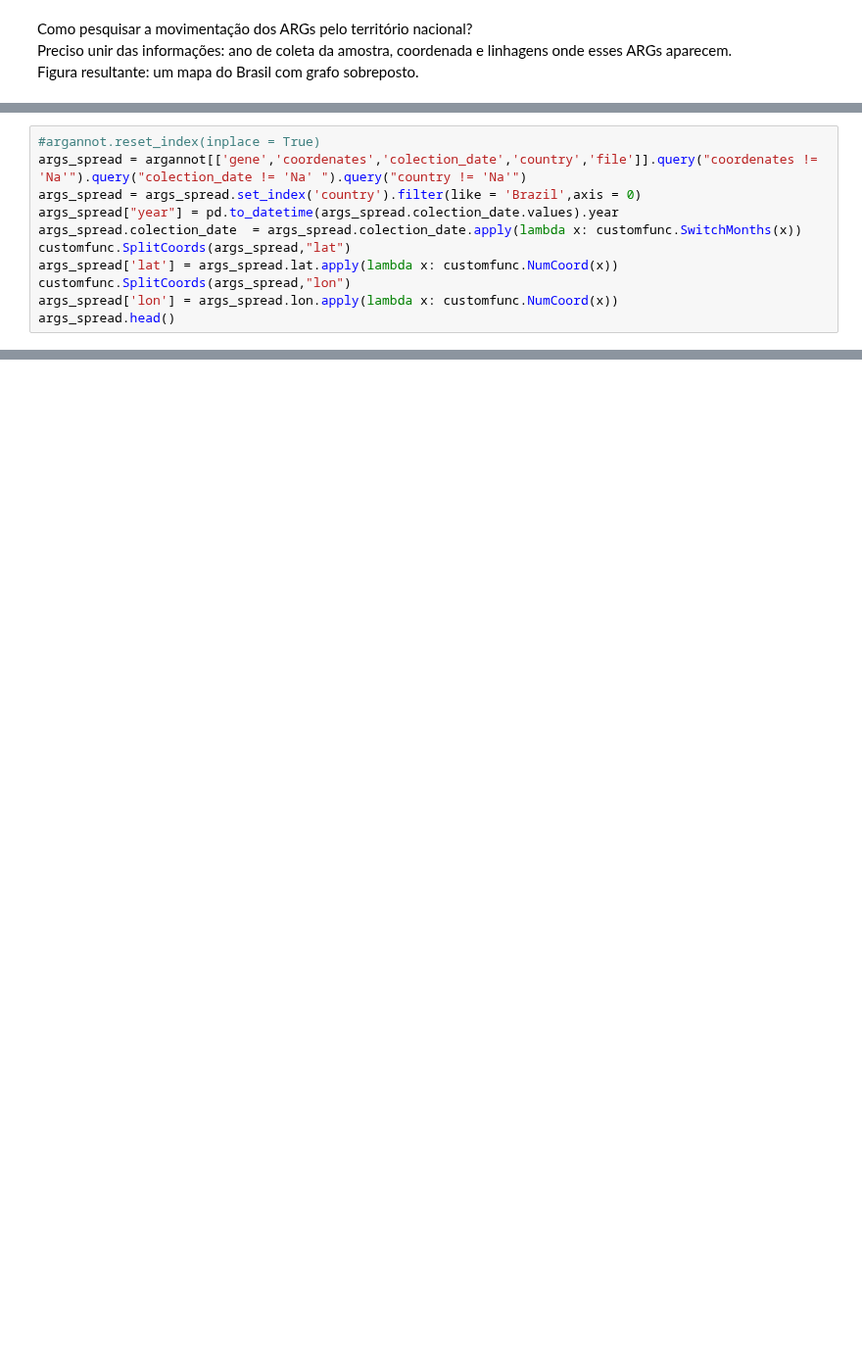
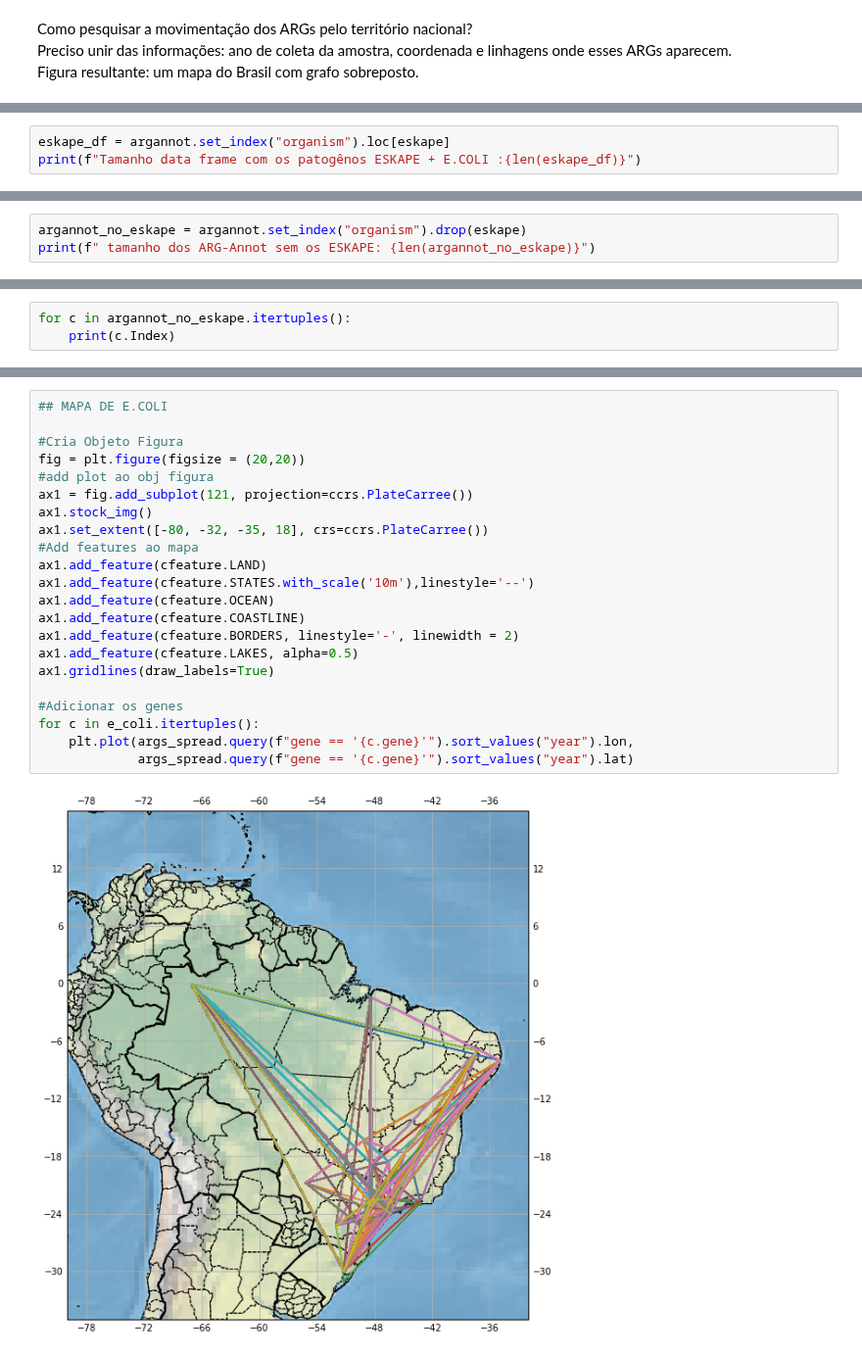
Before and after one commit to tiagocabralborelli/ARG-Sentinel, a Jupyter notebook: codebrazil.ipynb, the cells around one changed output, grey strips where cells are left out. Shown at 98% size. Drawn from its saved outputs; the diff is of its cells as text; blank space fills up the shorter version.

Commit message:
Map changes and ESKAPE pathogens initial search

```diff
--- a/codebrazil.ipynb
+++ b/codebrazil.ipynb
@@ -146,11 +210,0 @@ eskape = ['Enterococcus faecium',
-# %%
-#argannot.reset_index(inplace = True)
-args_spread = argannot[['gene','coordenates','colection_date','country','file']].query("coordenates != 'Na'").query("colection_date != 'Na' ").query("country != 'Na'")
-args_spread = args_spread.set_index('country').filter(like = 'Brazil',axis = 0)
-args_spread["year"] = pd.to_datetime(args_spread.colection_date.values).year
-args_spread.colection_date  = args_spread.colection_date.apply(lambda x: customfunc.SwitchMonths(x))
-customfunc.SplitCoords(args_spread,"lat")
-args_spread['lat'] = args_spread.lat.apply(lambda x: customfunc.NumCoord(x))
-customfunc.SplitCoords(args_spread,"lon")
-args_spread['lon'] = args_spread.lon.apply(lambda x: customfunc.NumCoord(x))
-args_spread.head()
@@ -173,0 +226,3 @@ Total de 1386 ARGs coletados com coordenadas
+# %%
+eskape_df = argannot.set_index("organism").loc[eskape]
+print(f"Tamanho data frame com os patogênos ESKAPE + E.COLI :{len(eskape_df)}")
@@ -173,0 +231,3 @@ Total de 1386 ARGs coletados com coordenadas
+# %%
+argannot_no_eskape = argannot.set_index("organism").drop(eskape)
+print(f" tamanho dos ARG-Annot sem os ESKAPE: {len(argannot_no_eskape)}")
@@ -173,0 +240,3 @@ Total de 1386 ARGs coletados com coordenadas
+# %%
+for c in argannot_no_eskape.itertuples():
+    print(c.Index)
@@ -218,0 +284,24 @@ plt.show()
+# %%
+## MAPA DE E.COLI
+
+#Cria Objeto Figura
+fig = plt.figure(figsize = (20,20))
+#add plot ao obj figura
+ax1 = fig.add_subplot(121, projection=ccrs.PlateCarree())
+ax1.stock_img()
+ax1.set_extent([-80, -32, -35, 18], crs=ccrs.PlateCarree())
+#Add features ao mapa
+ax1.add_feature(cfeature.LAND)
+ax1.add_feature(cfeature.STATES.with_scale('10m'),linestyle='--')
+ax1.add_feature(cfeature.OCEAN)
+ax1.add_feature(cfeature.COASTLINE)
+ax1.add_feature(cfeature.BORDERS, linestyle='-', linewidth = 2)
+ax1.add_feature(cfeature.LAKES, alpha=0.5)
+ax1.gridlines(draw_labels=True)
+
+#Adicionar os genes
+for c in e_coli.itertuples():
+    plt.plot(args_spread.query(f"gene == '{c.gene}'").sort_values("year").lon,
+             args_spread.query(f"gene == '{c.gene}'").sort_values("year").lat)
+# %% [output]
+[figure, added]
```
Also changed, not shown: parts of 36 cells of this notebook, 1 other file.
